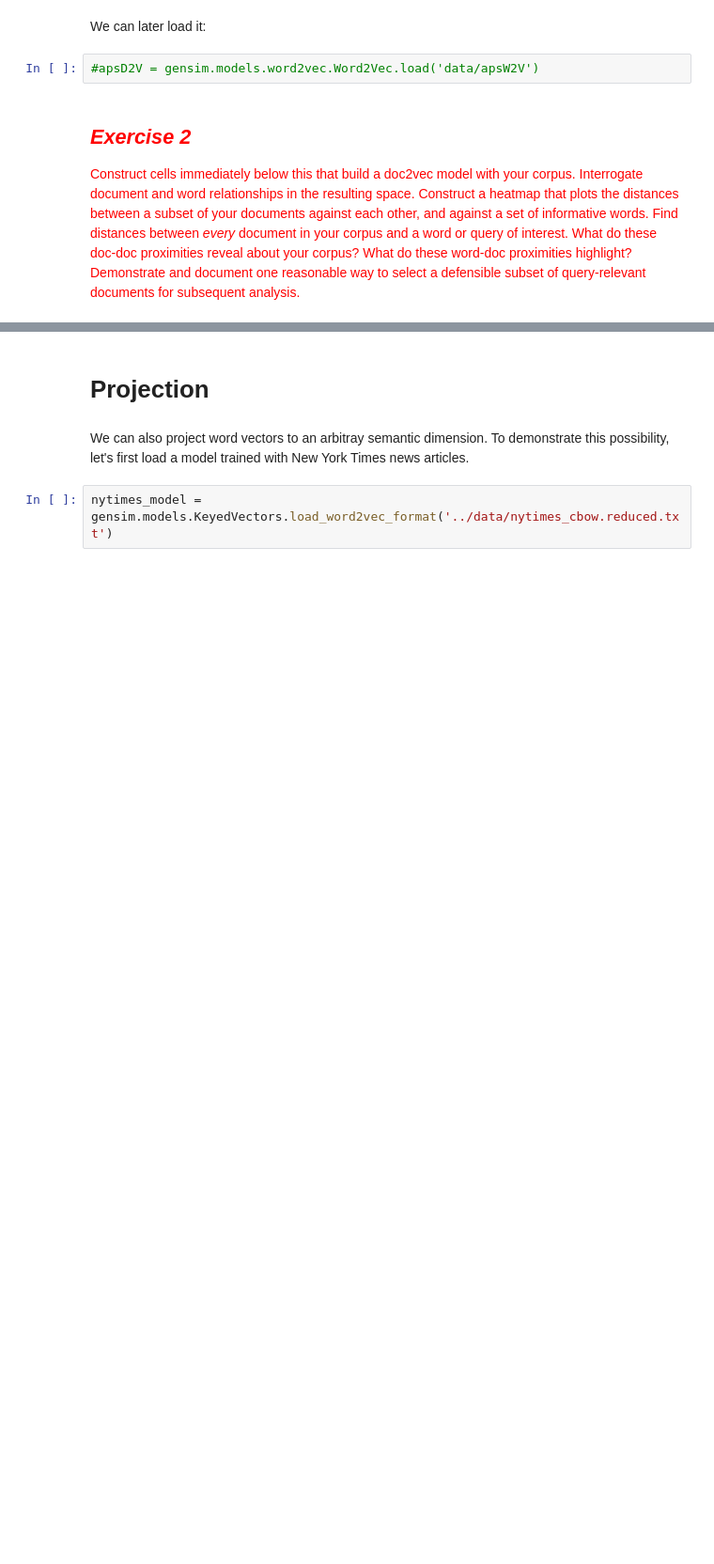
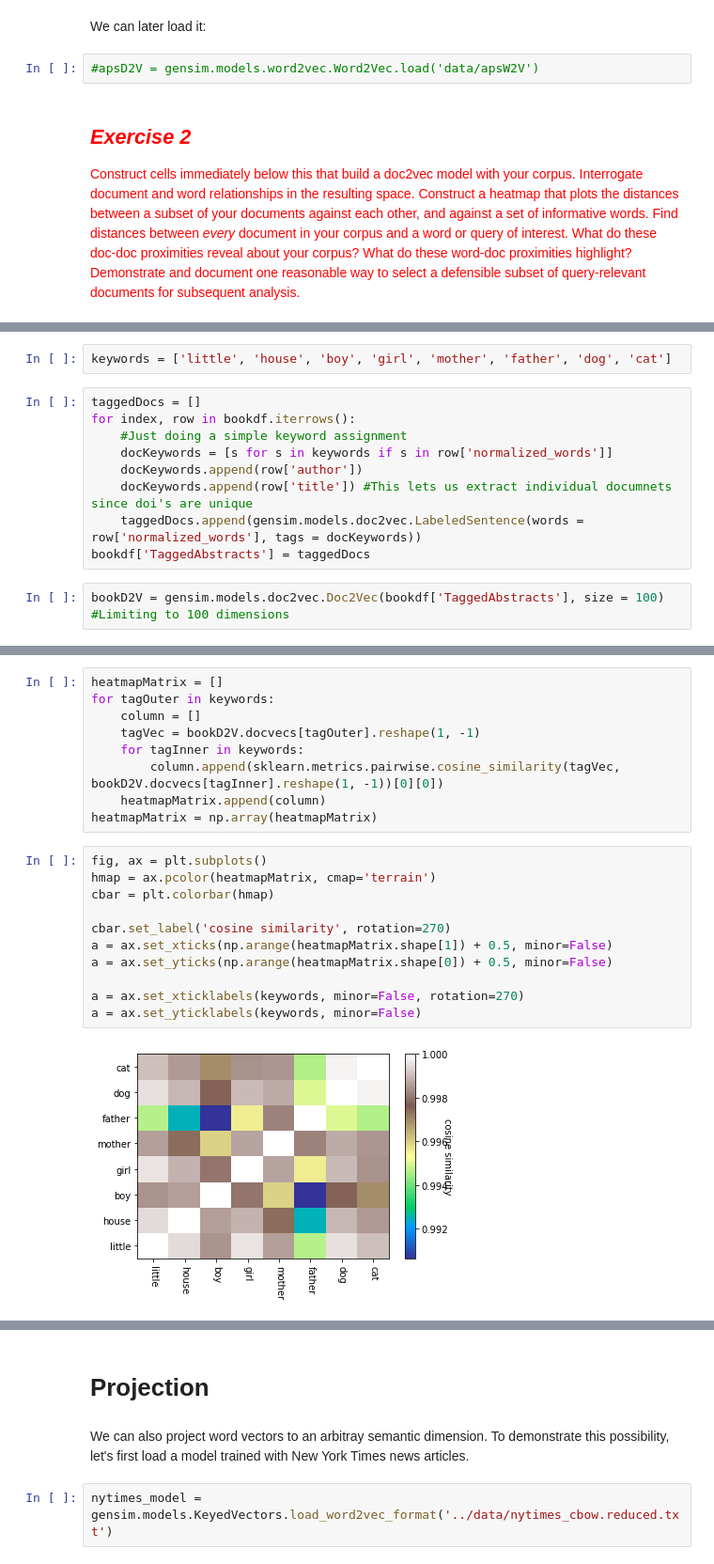
Before and after one commit to jgdenby/content-analysis-2018, a Jupyter notebook: 4-Word-Embedding/4-Word-Embedding.ipynb, the cells around one changed output, grey strips where cells are left out. Shown at 94% size. Cells and saved outputs as stored; diff of their text form; blank space fills up the shorter version.

```diff
--- a/4-Word-Embedding/4-Word-Embedding.ipynb
+++ b/4-Word-Embedding/4-Word-Embedding.ipynb
@@ -856,0 +958,13 @@ We can later load it:
+# %%
+keywords = ['little', 'house', 'boy', 'girl', 'mother', 'father', 'dog', 'cat']
+# %%
+taggedDocs = []
+for index, row in bookdf.iterrows():
+    #Just doing a simple keyword assignment
+    docKeywords = [s for s in keywords if s in row['normalized_words']]
+    docKeywords.append(row['author'])
+    docKeywords.append(row['title']) #This lets us extract individual documnets since doi's are unique
+    taggedDocs.append(gensim.models.doc2vec.LabeledSentence(words = row['normalized_words'], tags = docKeywords))
+bookdf['TaggedAbstracts'] = taggedDocs
+# %%
+bookD2V = gensim.models.doc2vec.Doc2Vec(bookdf['TaggedAbstracts'], size = 100) #Limiting to 100 dimensions
@@ -856,0 +979,22 @@ We can later load it:
+# %%
+heatmapMatrix = []
+for tagOuter in keywords:
+    column = []
+    tagVec = bookD2V.docvecs[tagOuter].reshape(1, -1)
+    for tagInner in keywords:
+        column.append(sklearn.metrics.pairwise.cosine_similarity(tagVec, bookD2V.docvecs[tagInner].reshape(1, -1))[0][0])
+    heatmapMatrix.append(column)
+heatmapMatrix = np.array(heatmapMatrix)
+# %%
+fig, ax = plt.subplots()
+hmap = ax.pcolor(heatmapMatrix, cmap='terrain')
+cbar = plt.colorbar(hmap)
+
+cbar.set_label('cosine similarity', rotation=270)
+a = ax.set_xticks(np.arange(heatmapMatrix.shape[1]) + 0.5, minor=False)
+a = ax.set_yticks(np.arange(heatmapMatrix.shape[0]) + 0.5, minor=False)
+
+a = ax.set_xticklabels(keywords, minor=False, rotation=270)
+a = ax.set_yticklabels(keywords, minor=False)
+# %% [output]
+[figure, added]
```
Also changed, not shown: parts of 46 cells of this notebook, 3 other files.
